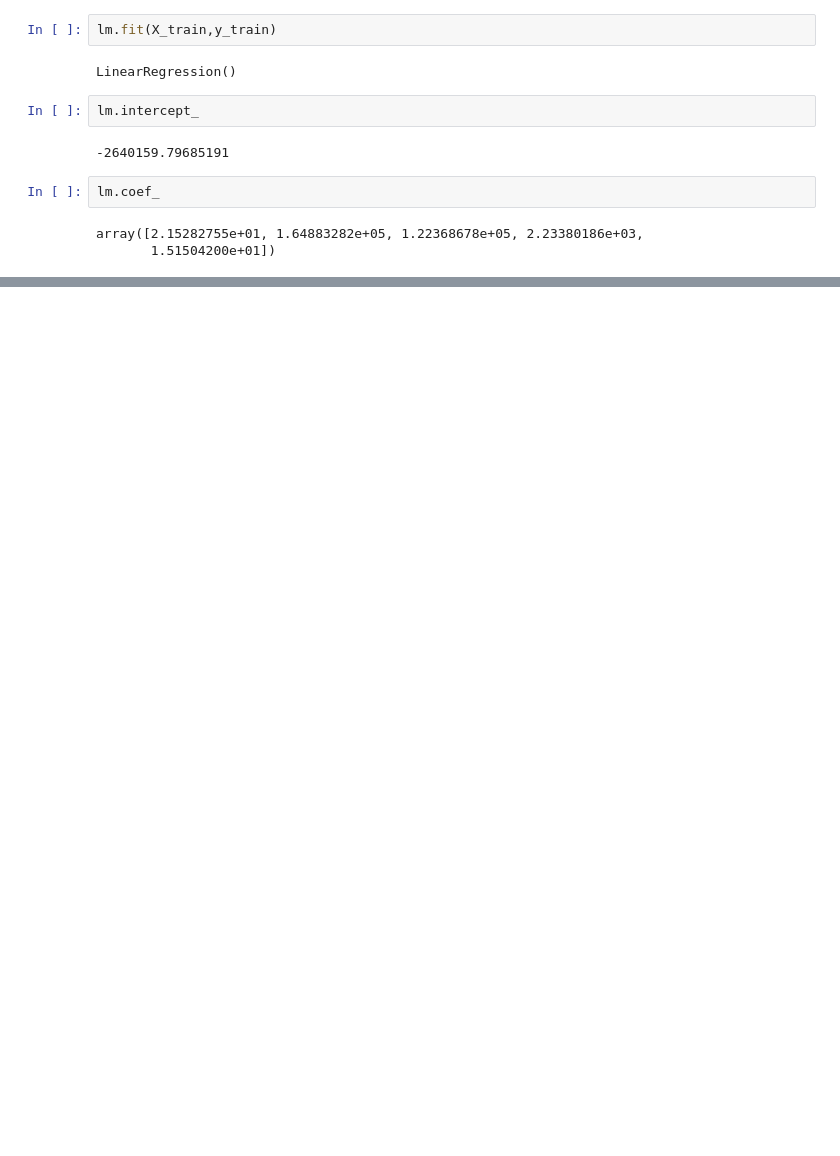
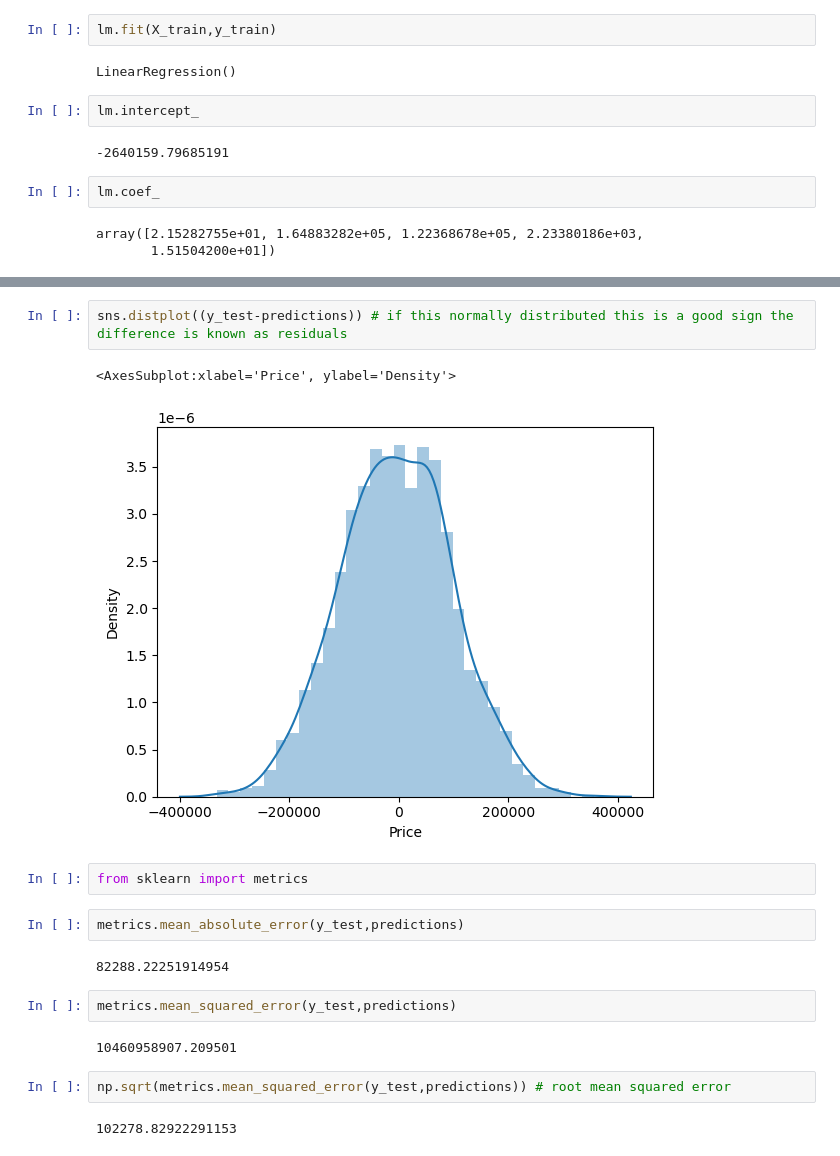
Before and after one commit to Alton1998/data-science-full-work, a Jupyter notebook: Linear Regression.ipynb, the cells around one changed output, grey strips where cells are left out. Drawn from its saved outputs; the diff is of its cells as text; blank space fills up the shorter version.

```diff
--- a/Linear Regression.ipynb
+++ b/Linear Regression.ipynb
@@ -95,0 +108,19 @@ array([2.15282755e+01, 1.64883282e+05, 1.22368678e+05, 2.23380186e+03,
+# %%
+sns.distplot((y_test-predictions)) # if this normally distributed this is a good sign the difference is known as residuals
+# %% [output]
+<AxesSubplot:xlabel='Price', ylabel='Density'>
+[figure, added]
+# %%
+from sklearn import metrics
+# %%
+metrics.mean_absolute_error(y_test,predictions)
+# %% [output]
+82288.22251914954
+# %%
+metrics.mean_squared_error(y_test,predictions)
+# %% [output]
+10460958907.209501
+# %%
+np.sqrt(metrics.mean_squared_error(y_test,predictions)) # root mean squared error
+# %% [output]
+102278.82922291153
```
Also changed, not shown: parts of 3 cells of this notebook, 1 other file.
